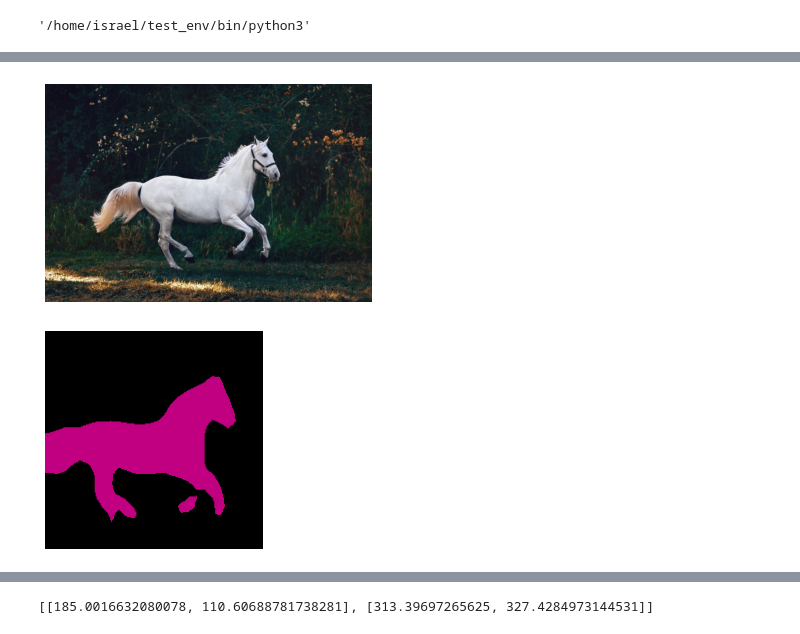
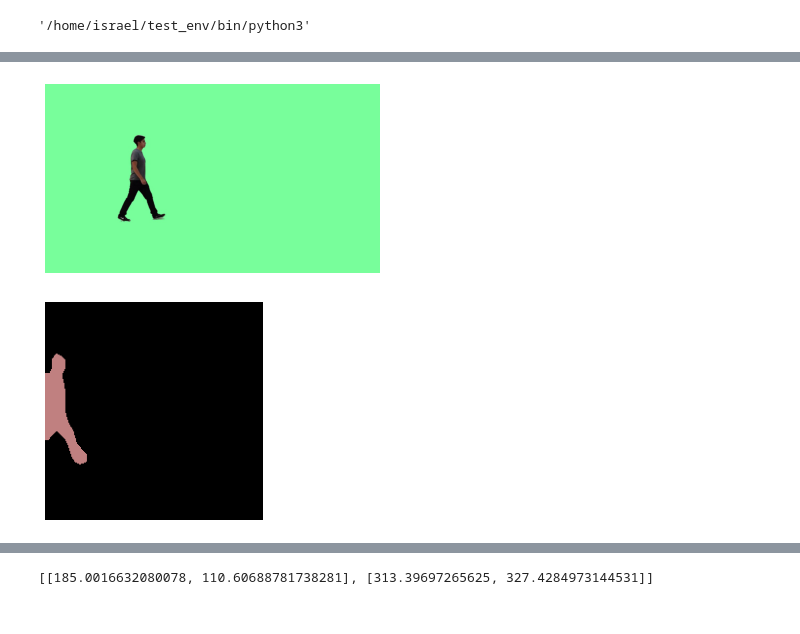
Before and after one commit to IsRaTiAlv/labelme, a Jupyter notebook: labelme/Untitled.ipynb, the cells around one changed output, grey strips where cells are left out. Saved outputs shown, nothing was run; the diff lists cells and outputs as text; code cells hidden in the pictures.

```diff
--- a/labelme/Untitled.ipynb
+++ b/labelme/Untitled.ipynb
@@ -243,8 +244,9 @@ path = '/home/israel/Downloads/instance.jpg'
 masks, pred_boxes, pred_class = get_prediction(path, 0.5)
 # %%
 # path = '/home/israel/repos/labelme/examples/bbox_detection/data_annotated/2011_000025.jpg'
-path = '/home/israel/Downloads/pexels-photo-1996333.jpeg'
+# path = '/home/israel/Downloads/pexels-photo-1996333.jpeg'
+path = "/home/israel/repos/labelme/examples/test/gait1.jpg"
 segment(model, path)
 # %% [output]
-[figure, old version]
+[figure, new version]
-[figure, old version]
+[figure, new version]
```
Also changed, not shown: parts of 15 cells of this notebook, 2 other files.
